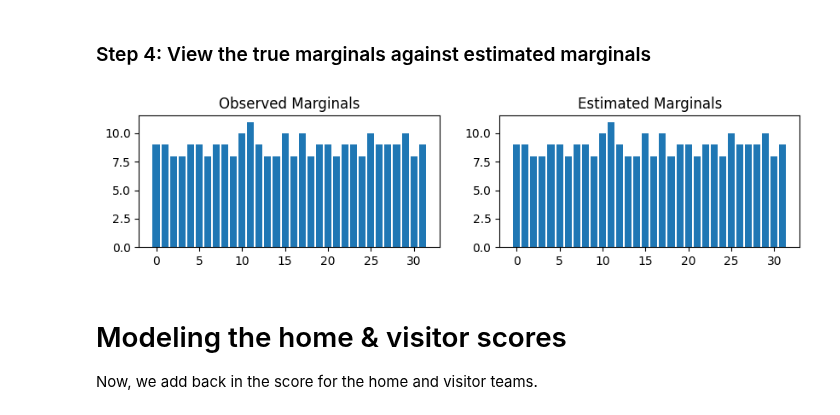
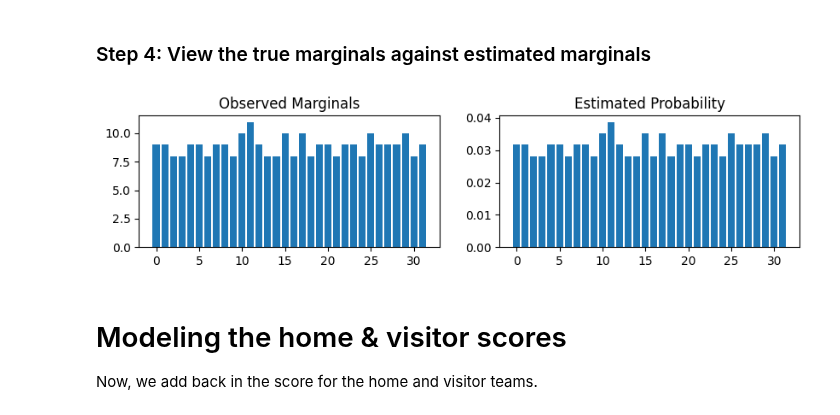
Before and after one commit to pgmpy/pgmpy.github.io, a Jupyter notebook: examples/Learning Parameters in Discrete Factor Graphs.ipynb, the cells around one changed output. Drawn from its saved outputs; the diff is of its cells as text; code cells hidden in the pictures.

```diff
--- a/examples/Learning Parameters in Discrete Factor Graphs.ipynb
+++ b/examples/Learning Parameters in Discrete Factor Graphs.ipynb
@@ -22,7 +23,7 @@ from matplotlib import pyplot as plt
 ### Step 1: Load the `games` data and form a `FactorGraph`
 `games` has the results of the 2023-2024 NFL season including the playoffs, but excluding the Super Bowl.
 # %%
-games = pd.read_csv("data/games.csv")
+games = pd.read_csv("examples/data/games.csv")
 # Define a "win" to include ties for the home team.
 games["homeWin"] = (games.homeFinalScore >= games.visitorFinalScore).map(
     lambda x: "win" if x else "loss"
@@ -102,6 +103,6 @@ plt.show()
 # %%
 # Initialize model
-estimator = MirrorDescentEstimator(model=G, data=games)
+estimator = MaximumLikelihoodEstimator(model=G.to_junction_tree(), data=games)
 marginals = [tuple(i.scope()) for i in G.factors]
 observed_factor_dict = FactorDict.from_dataframe(df=games, marginals=marginals)
 # %% [markdown]
@@ -117,2 +110,6 @@ Wall time: 3.11 s
+# %%
+tree = estimator.model
+tree.clique_beliefs = estimator.get_parameters()
+modeled_factor = tree.factors[0]
 # %% [markdown]
 ### Step 4: View the true marginals against estimated marginals
@@ -122,23 +116,23 @@ modeled_factor = tree.factors[0]
 # %%
 # Compare a larger clique against the true marginals.
 fig, axes = plt.subplots(nrows=1, ncols=2, figsize=(10, 2))
 visitorTeamAbbr_marginal = observed_factor_dict[("visitorTeamAbbr",)]
 total_states = np.prod(visitorTeamAbbr_marginal.cardinality)
 axes[0].bar(
     range(total_states),
     visitorTeamAbbr_marginal.values.flatten(),
 )
 axes[0].set_title("Observed Marginals")
 axes[1].bar(
     range(total_states),
     modeled_factor.marginalize(
         ["homeTeamAbbr", "homeWin"], inplace=False
     ).values.flatten(),
 )
-axes[1].set_title("Estimated Marginals")
+axes[1].set_title("Estimated Probability")
 plt.show()
 # %% [output]
-[figure, old version]
+[figure, new version]
 # %% [markdown]
 # Modeling the home & visitor scores
 Now, we add back in the score for the home and visitor teams.
```
Also changed, not shown: parts of 6 cells of this notebook, 16 other files.
